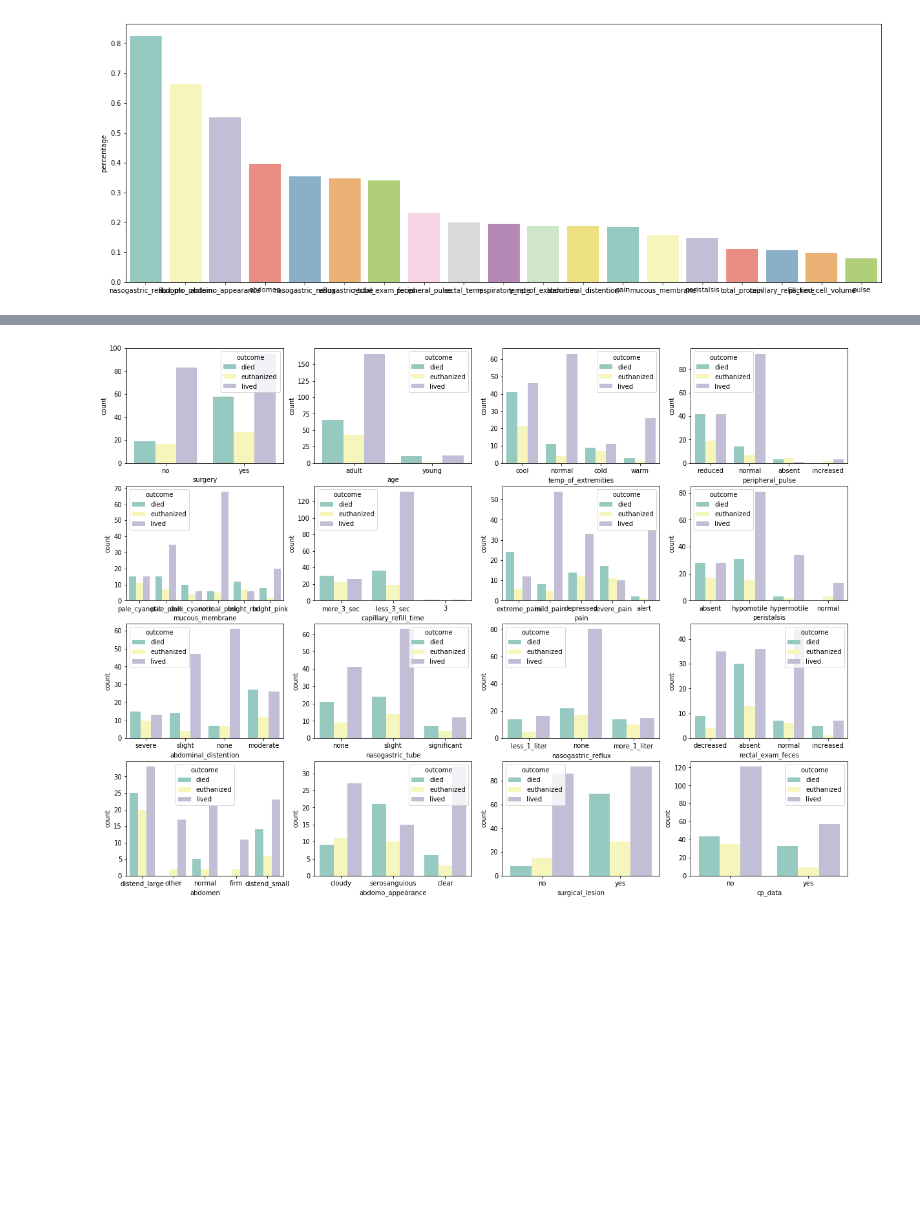
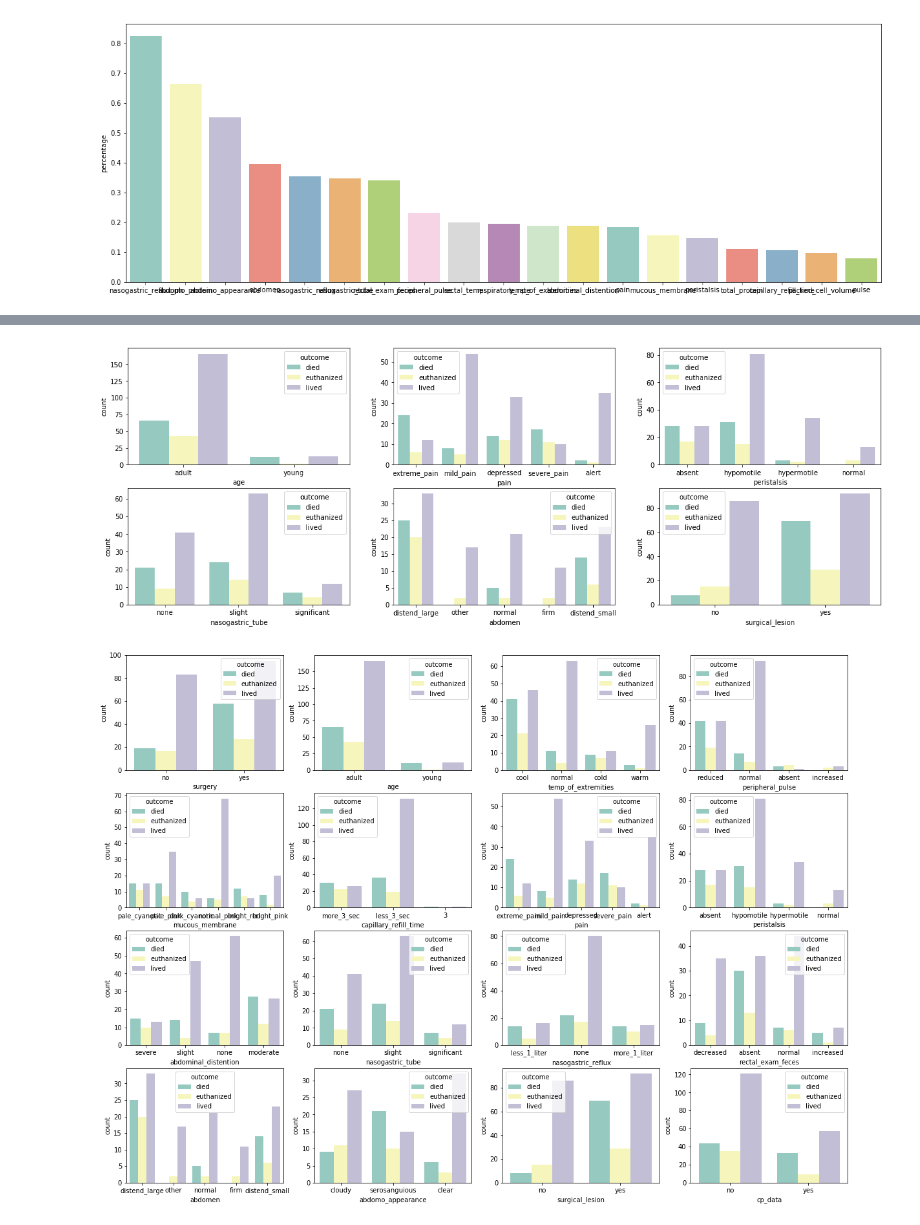
Before and after one commit to sooooner/horse_colic, a Jupyter notebook: horse-colic.ipynb, the cells around one changed output, grey strips where cells are left out. Saved outputs shown, nothing was run; the diff lists cells and outputs as text; code cells hidden in the pictures; blank space fills up the shorter version.

```diff
--- a/horse-colic.ipynb
+++ b/horse-colic.ipynb
@@ -59,3 +80,11 @@ numeric = ['rectal_temp', 'pulse', 'respiratory_rate', 'nasogastric_reflux_ph',
+# %%
+plt.figure(figsize=(20, 7))
+for i, feature in enumerate(cate3):
+    plt.subplot(2,3,i+1)
+    sns.countplot(feature, hue='outcome', data=df, palette="Set3")
+plt.show()
+# %% [output]
+[figure, added]
 # %%
 plt.figure(figsize=(20, 15))
 for i, feature in enumerate(cate):
```
Also changed, not shown: parts of 37 cells of this notebook, 1 other file.
